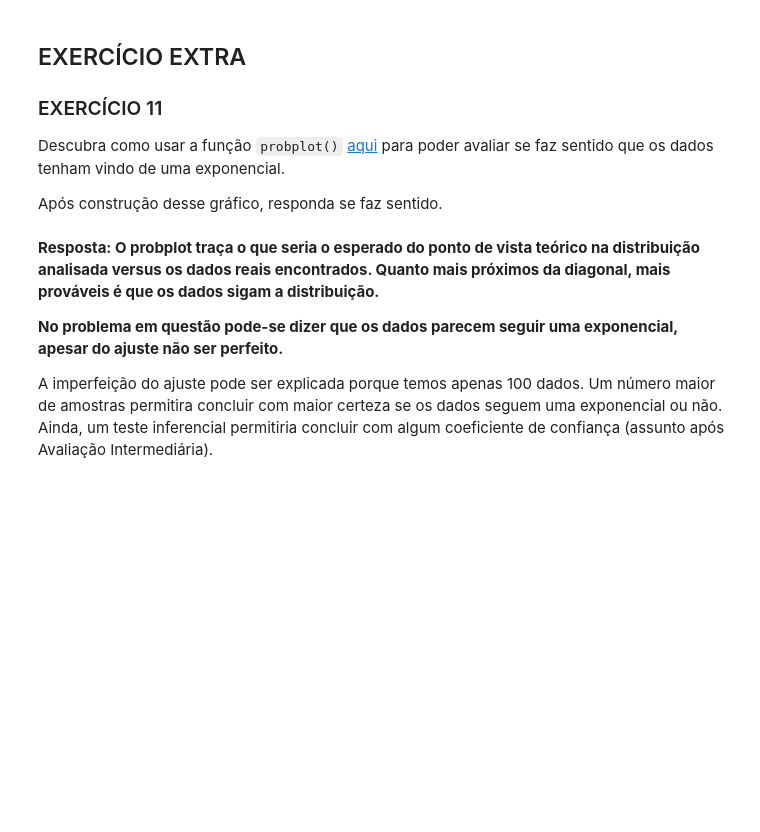
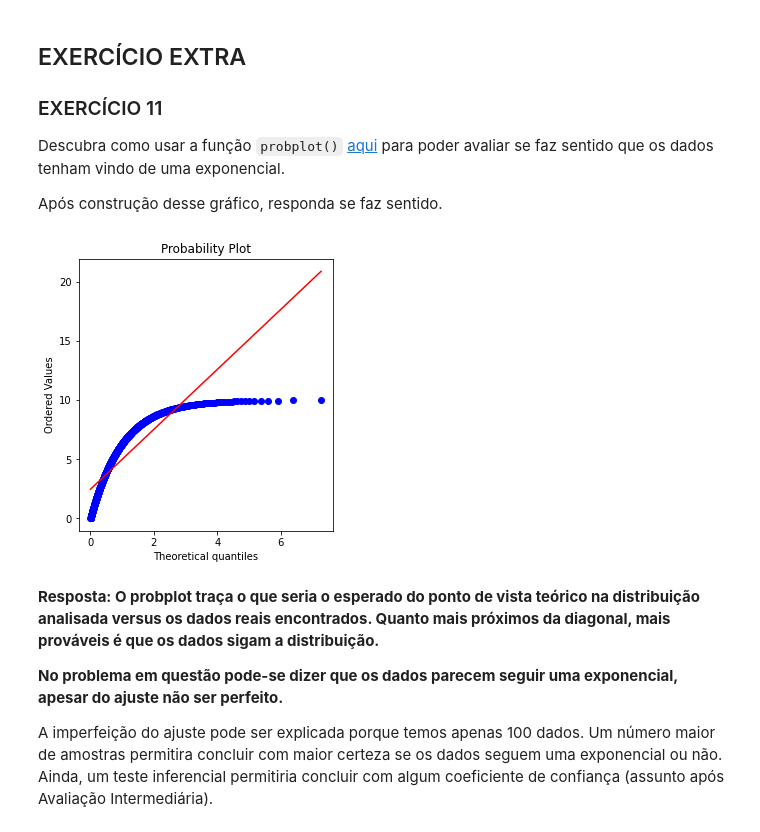
Before and after one commit to CarolMagario/CD22-2, a Jupyter notebook: aula16/Aula 16_Atividade_Exponencial.ipynb, the cells around one changed output. Saved outputs shown, nothing was run; the diff lists cells and outputs as text; code cells hidden in the pictures; blank space fills up the shorter version.

```diff
--- a/aula16/Aula 16_Atividade_Exponencial.ipynb
+++ b/aula16/Aula 16_Atividade_Exponencial.ipynb
@@ -420,6 +514,14 @@ Descubra como usar a função `probplot()` [aqui](https://docs.scipy.org/doc/sci
 Após construção desse gráfico, responda se faz sentido.
 # %%
 # COLOQUE SEU CÓDIGO AQUI
+# %%
+fig = plt.figure(figsize=(10,5))
+ax = fig.add_subplot(121)
+p = stats.probplot(x, dist=stats.expon, plot=plt)
+stats.probplot(fx,dist='expon')
+plt.show()
+# %% [output]
+[figure, added]
 # %% [markdown]
 **Resposta: O probplot traça o que seria o esperado do ponto de vista teórico na distribuição analisada versus os dados reais encontrados. Quanto mais próximos da diagonal, mais prováveis é que os dados sigam a distribuição.**
 
```
Also changed, not shown: parts of 16 cells of this notebook, 1 other file.
